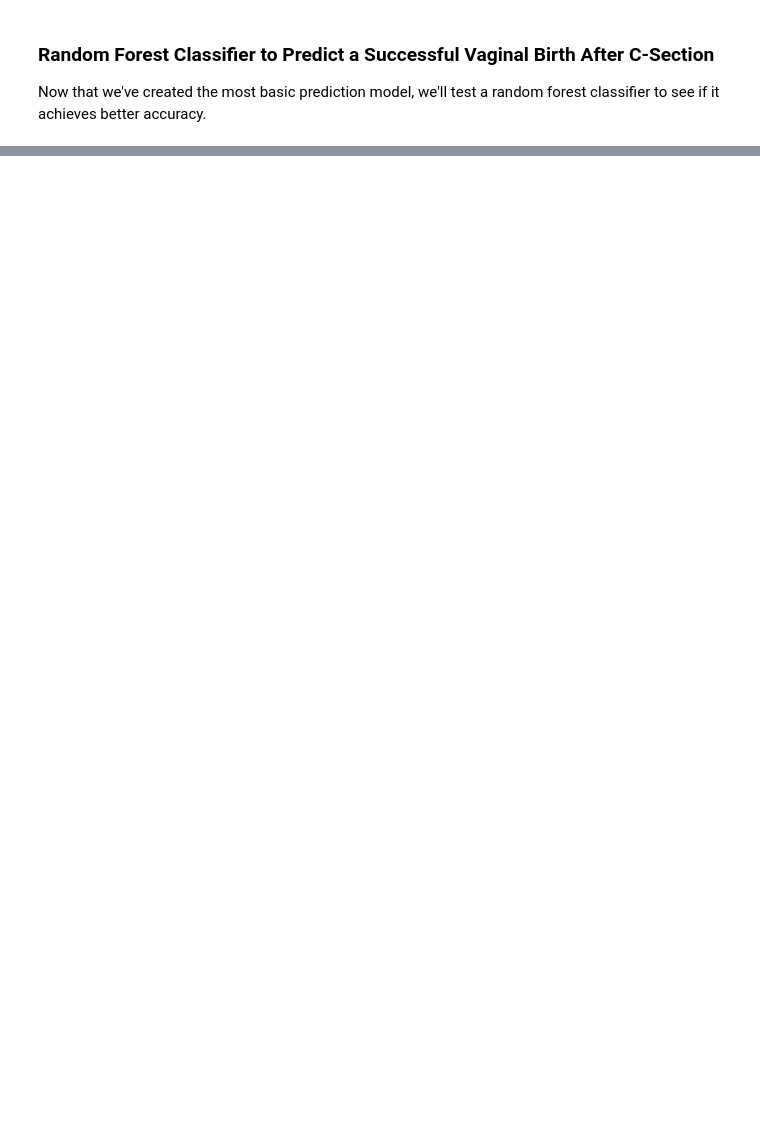
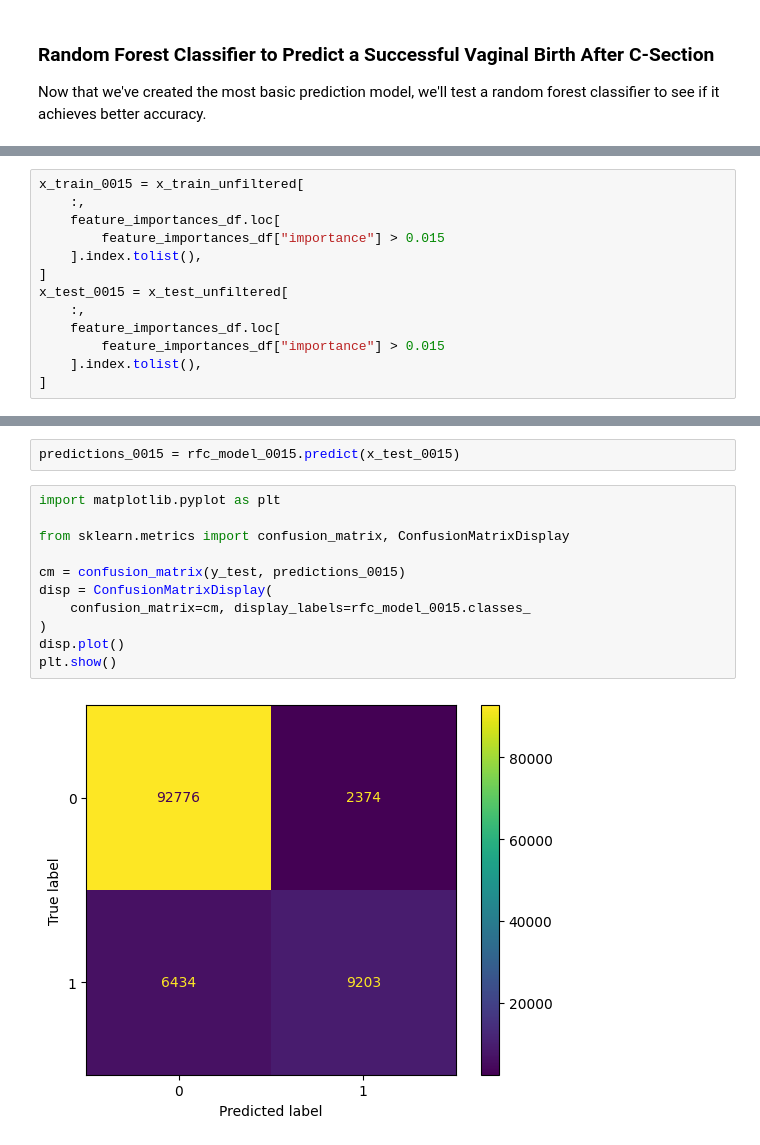
Before and after one commit to shroommu/natality-stats, a Jupyter notebook: notebooks/exploratory/vbac/03_02_modeling_rfc.ipynb, the cells around one changed output, grey strips where cells are left out. Saved outputs shown, nothing was run; the diff lists cells and outputs as text; blank space fills up the shorter version.

```diff
--- a/notebooks/exploratory/vbac/03_02_modeling_rfc.ipynb
+++ b/notebooks/exploratory/vbac/03_02_modeling_rfc.ipynb
@@ -38,0 +87,13 @@ plt.show()
+# %%
+x_train_0015 = x_train_unfiltered[
+    :,
+    feature_importances_df.loc[
+        feature_importances_df["importance"] > 0.015
+    ].index.tolist(),
+]
+x_test_0015 = x_test_unfiltered[
+    :,
+    feature_importances_df.loc[
+        feature_importances_df["importance"] > 0.015
+    ].index.tolist(),
+]
@@ -38,0 +108,15 @@ plt.show()
+# %%
+predictions_0015 = rfc_model_0015.predict(x_test_0015)
+# %%
+import matplotlib.pyplot as plt
+
+from sklearn.metrics import confusion_matrix, ConfusionMatrixDisplay
+
+cm = confusion_matrix(y_test, predictions_0015)
+disp = ConfusionMatrixDisplay(
+    confusion_matrix=cm, display_labels=rfc_model_0015.classes_
+)
+disp.plot()
+plt.show()
+# %% [output]
+[figure, added]
```
Also changed, not shown: parts of 38 cells of this notebook.
